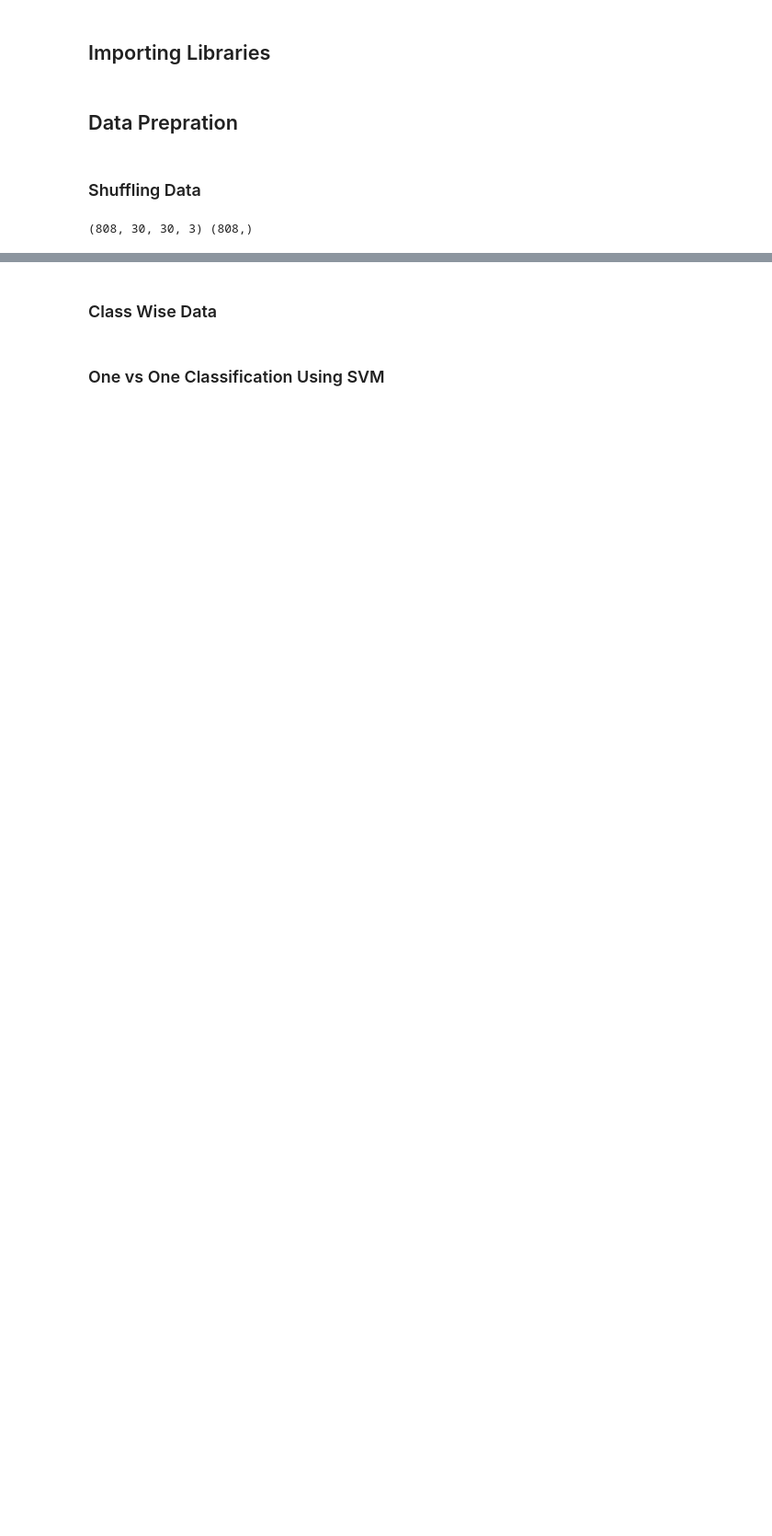
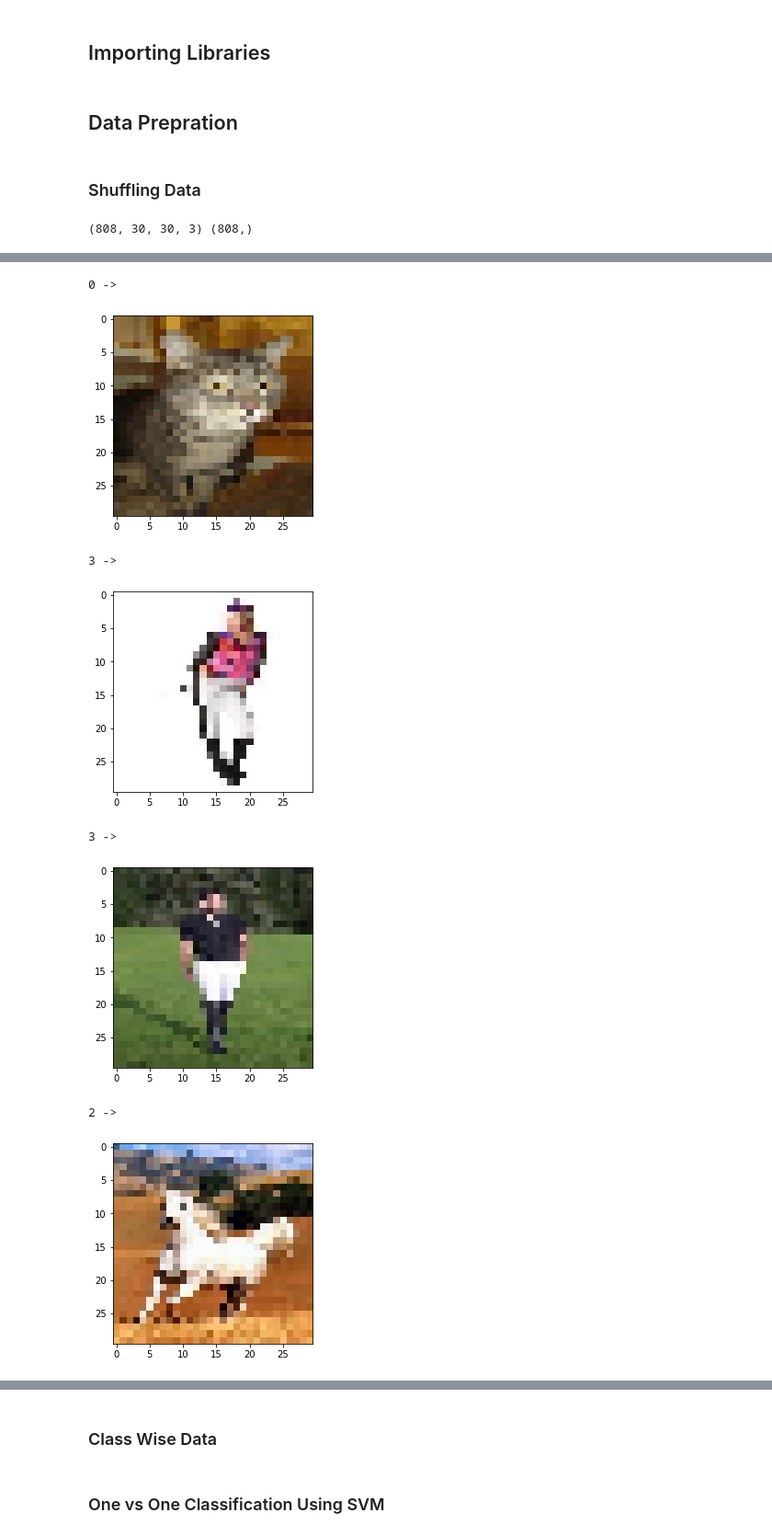
Before and after one commit to CypherNav/Image-Classification-SVM, a Jupyter notebook: Classification.ipynb, the cells around one changed output, grey strips where cells are left out. Shown at 92% size. Cells and saved outputs as stored; diff of their text form; code cells hidden in the pictures; blank space fills up the shorter version.

Commit message:
Visualization added

```diff
--- a/Classification.ipynb
+++ b/Classification.ipynb
@@ -37,0 +40,14 @@ print(image_data.shape,labels.shape)
+# %%
+for i in range(10):
+    print(labels[i],"->")
+    plt.imshow(image_data[i])
+    plt.show()
+# %% [output]
+0 ->
+[figure, added]
+3 ->
+[figure, added]
+3 ->
+[figure, added]
+2 ->
+[figure, added]
```
Also changed, not shown: parts of 2 cells of this notebook.
